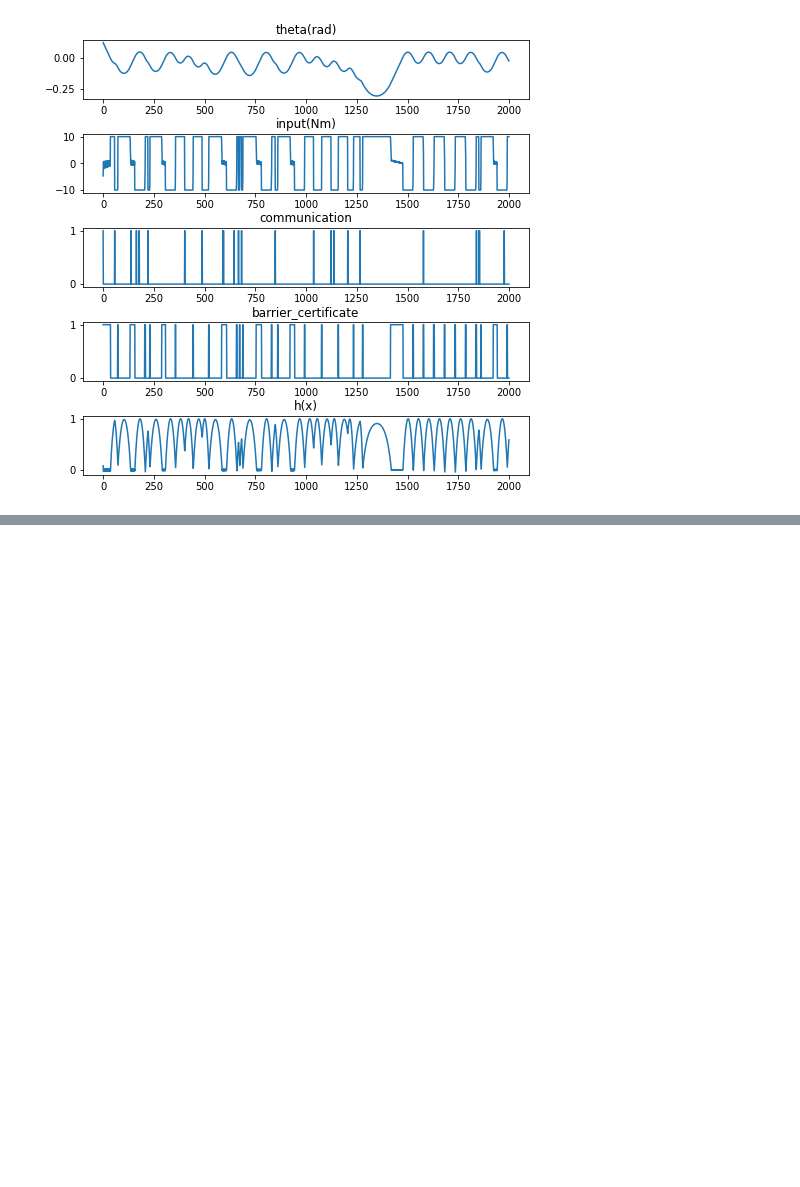
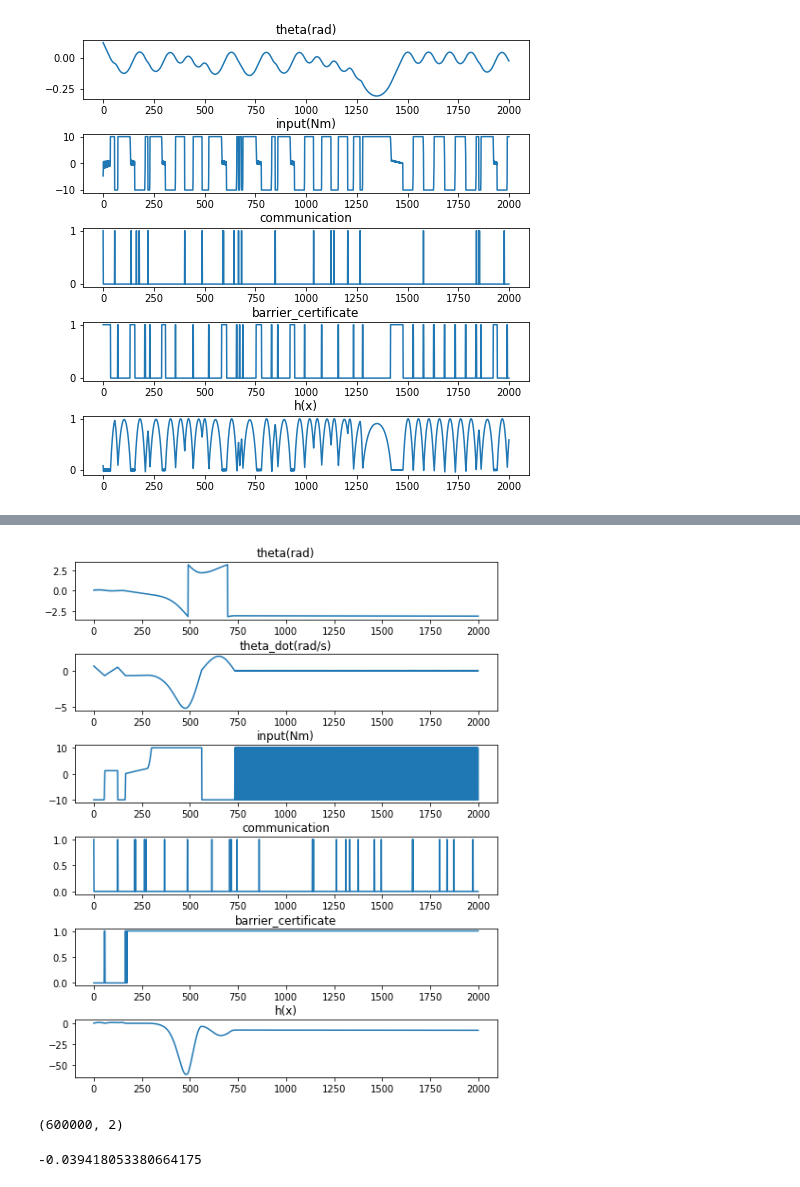
Before and after one commit to ibuki1024/eventDDPG, a Jupyter notebook: notebook/event_safe_saved_agent.ipynb, the cells around one changed output, grey strips where cells are left out. Cells and saved outputs as stored; diff of their text form; code cells hidden in the pictures; blank space fills up the shorter version.

Commit message:
pure learning

```diff
--- a/notebook/event_safe_saved_agent.ipynb
+++ b/notebook/event_safe_saved_agent.ipynb
@@ -127,3 +135,6 @@ for i in range(history.shape[1]):
 plt.show()
 # %% [output]
 [figure]
+# %%
+a.load_weights('../learned_models_safe/3000000_e2000_l05_pure.h5')
+a.test(env, nb_episodes=1, lam=l, visualize=0, nb_max_episode_steps=episode_step, action_view=1, time_mode=time_mode)
@@ -129,0 +160,31 @@ plt.show()
+# %%
+titles = ['theta(rad)', 'theta_dot(rad/s)', 'input(Nm)', 'communication', 'barrier_certificate', 'h(x)']
+history = a.data_log[0]
+x_axis = range(episode_step)
+plt.figure(figsize=(8,10))
+plt.subplots_adjust(wspace=0.4, hspace=0.6)
+for i in range(history.shape[1]):
+    data = history[:,i]
+    plt.subplot(history.shape[1],1,i+1)
+    plt.title(titles[i])
+    plt.plot(x_axis, data)
+plt.show()
+# %% [output]
+[figure, added]
+# %%
+# logの詳細な数字をみる
+import csv
+
+log = []
+with open('../learning_log.csv') as f:
+    reader = csv.reader(f)
+    for row in reader:
+        log.append(row)
+log = np.array(log).astype('float')
+# %% [output]
+(600000, 2)
+# %%
+data = log[2000 * 51:2000*52-1]
+print(np.min(data[:,0]))
+# %% [output]
+-0.039418053380664175
```
Also changed, not shown: parts of 7 cells of this notebook, 22 other files.
